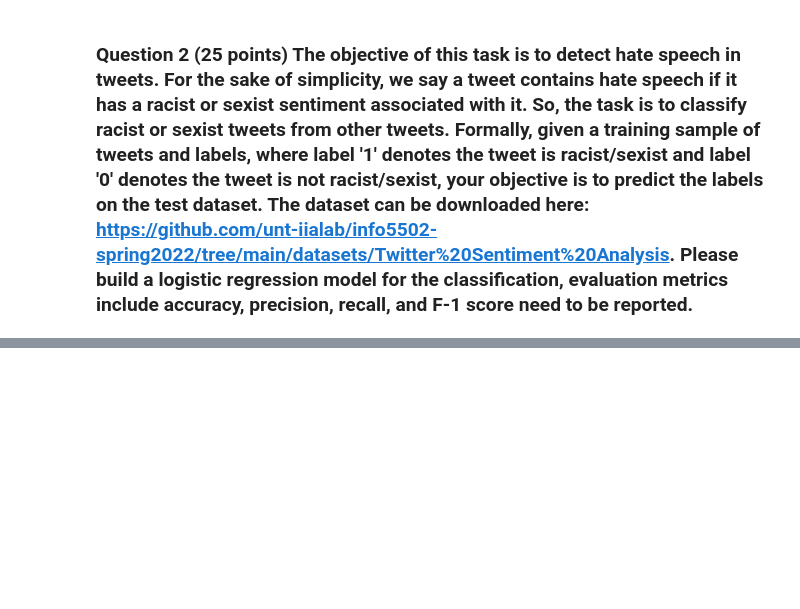
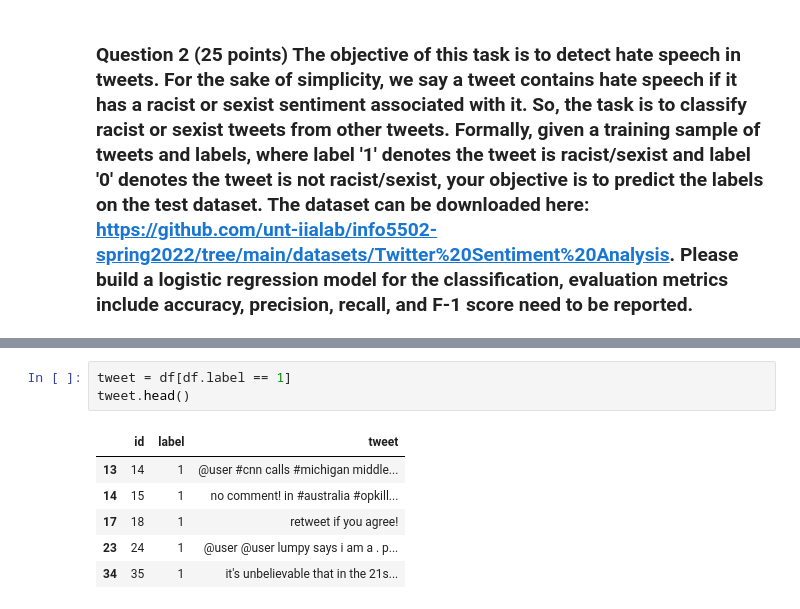
Before and after one commit to nishanth0233/INFO-5502, a Jupyter notebook: lab_assignment_07.ipynb, the cells around one changed output, grey strips where cells are left out. Drawn from its saved outputs; the diff is of its cells as text; blank space fills up the shorter version.

```diff
--- a/lab_assignment_07.ipynb
+++ b/lab_assignment_07.ipynb
@@ -110,0 +153,10 @@ b
+# %%
+tweet = df[df.label == 1]
+tweet.head()
+# %% [output]
+|  | id | label | tweet |
+| 13 | 14 | 1 | @user #cnn calls #michigan middle... |
+| 14 | 15 | 1 | no comment! in #australia #opkill... |
+| 17 | 18 | 1 | retweet if you agree! |
+| 23 | 24 | 1 | @user @user lumpy says i am a . p... |
+| 34 | 35 | 1 | it's unbelievable that in the 21s... |
```
Also changed, not shown: parts of 14 cells of this notebook.
